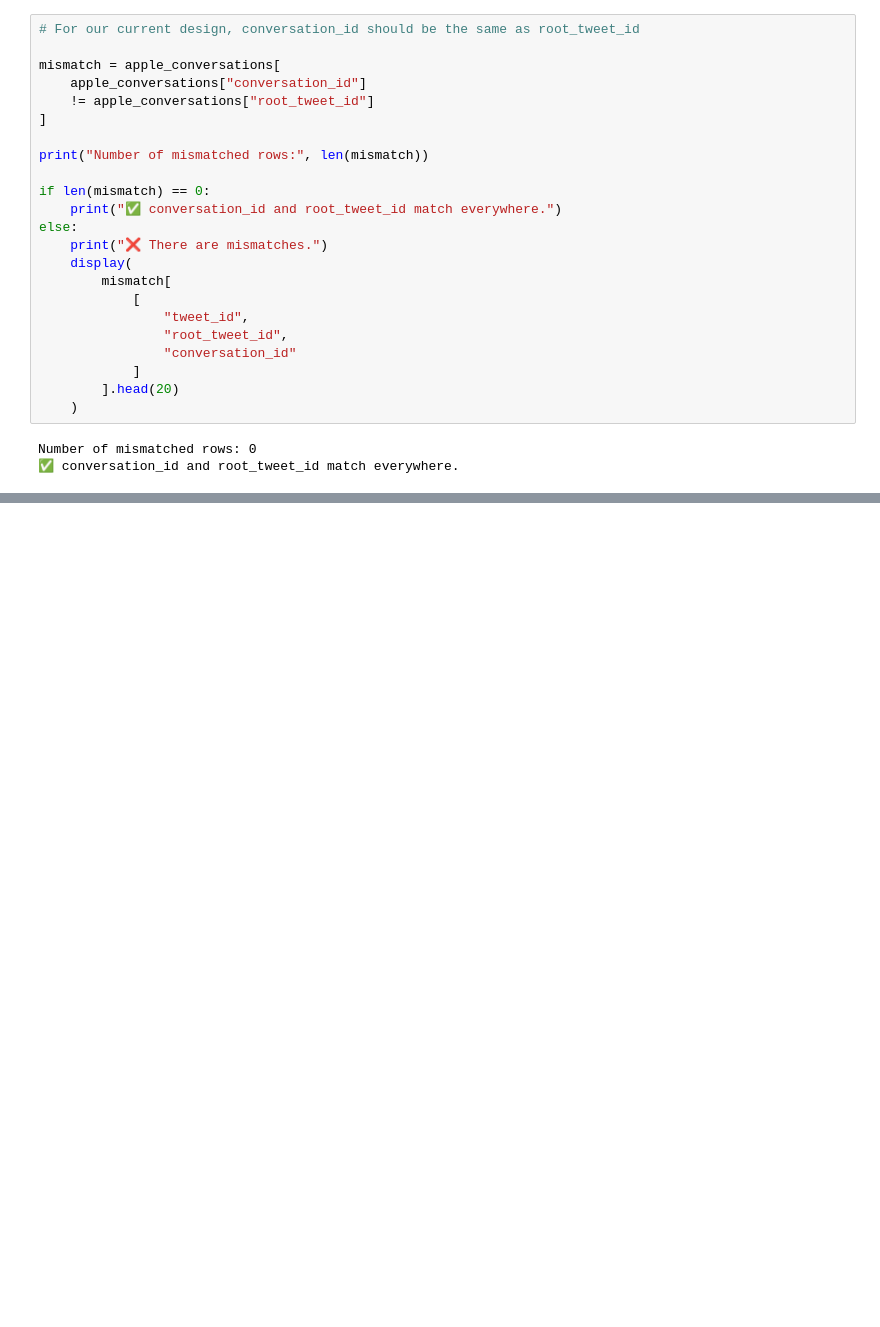
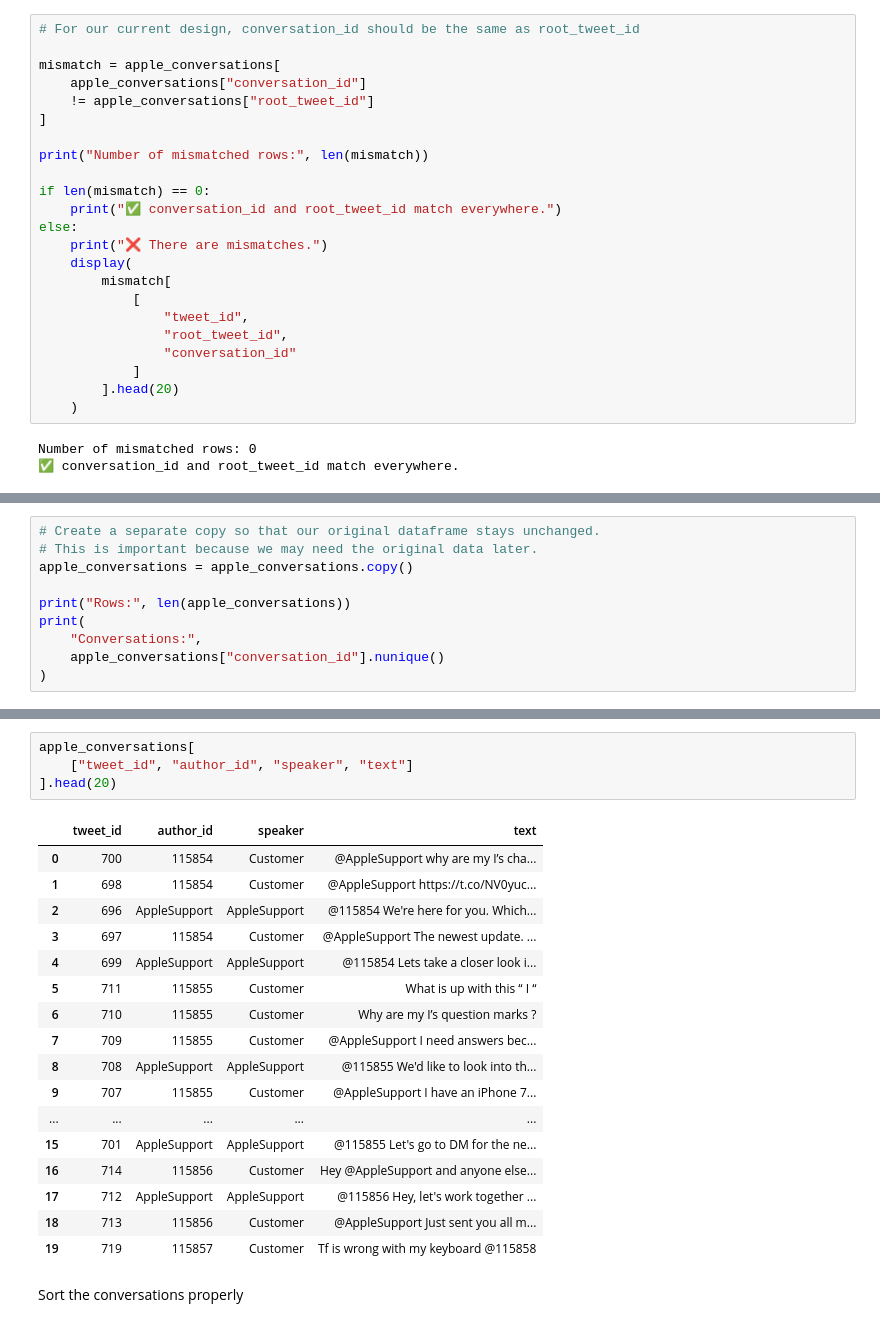
Before and after one commit to NARWADENIK07/hiver_project, a Jupyter notebook: notebooks/01_data_understanding.ipynb, the cells around one changed output, grey strips where cells are left out. Saved outputs shown, nothing was run; the diff lists cells and outputs as text; blank space fills up the shorter version.

```diff
--- a/notebooks/01_data_understanding.ipynb
+++ b/notebooks/01_data_understanding.ipynb
@@ -810,0 +813,10 @@ Number of mismatched rows: 0
+# %%
+# Create a separate copy so that our original dataframe stays unchanged.
+# This is important because we may need the original data later.
+apple_conversations = apple_conversations.copy()
+
+print("Rows:", len(apple_conversations))
+print(
+    "Conversations:",
+    apple_conversations["conversation_id"].nunique()
+)
@@ -810,0 +872,24 @@ Number of mismatched rows: 0
+# %%
+apple_conversations[
+    ["tweet_id", "author_id", "speaker", "text"]
+].head(20)
+# %% [output]
+|  | tweet_id | author_id | speaker | text |
+| 0 | 700 | 115854 | Customer | @AppleSupport why are my I️’s cha... |
+| 1 | 698 | 115854 | Customer | @AppleSupport https://t.co/NV0yuc... |
+| 2 | 696 | AppleSupport | AppleSupport | @115854 We're here for you. Which... |
+| 3 | 697 | 115854 | Customer | @AppleSupport The newest update. ... |
+| 4 | 699 | AppleSupport | AppleSupport | @115854 Lets take a closer look i... |
+| 5 | 711 | 115855 | Customer | What is up with this “ I️ “ |
+| 6 | 710 | 115855 | Customer | Why are my I’s question marks ? |
+| 7 | 709 | 115855 | Customer | @AppleSupport I️ need answers bec... |
+| 8 | 708 | AppleSupport | AppleSupport | @115855 We'd like to look into th... |
+| 9 | 707 | 115855 | Customer | @AppleSupport I️ have an iPhone 7... |
+| ... | ... | ... | ... | ... |
+| 15 | 701 | AppleSupport | AppleSupport | @115855 Let's go to DM for the ne... |
+| 16 | 714 | 115856 | Customer | Hey @AppleSupport and anyone else... |
+| 17 | 712 | AppleSupport | AppleSupport | @115856 Hey, let's work together ... |
+| 18 | 713 | 115856 | Customer | @AppleSupport Just sent you all m... |
+| 19 | 719 | 115857 | Customer | Tf is wrong with my keyboard @115858 |
+# %% [markdown]
+Sort the conversations properly
```
Also changed, not shown: parts of 27 cells of this notebook, 2 other files.
